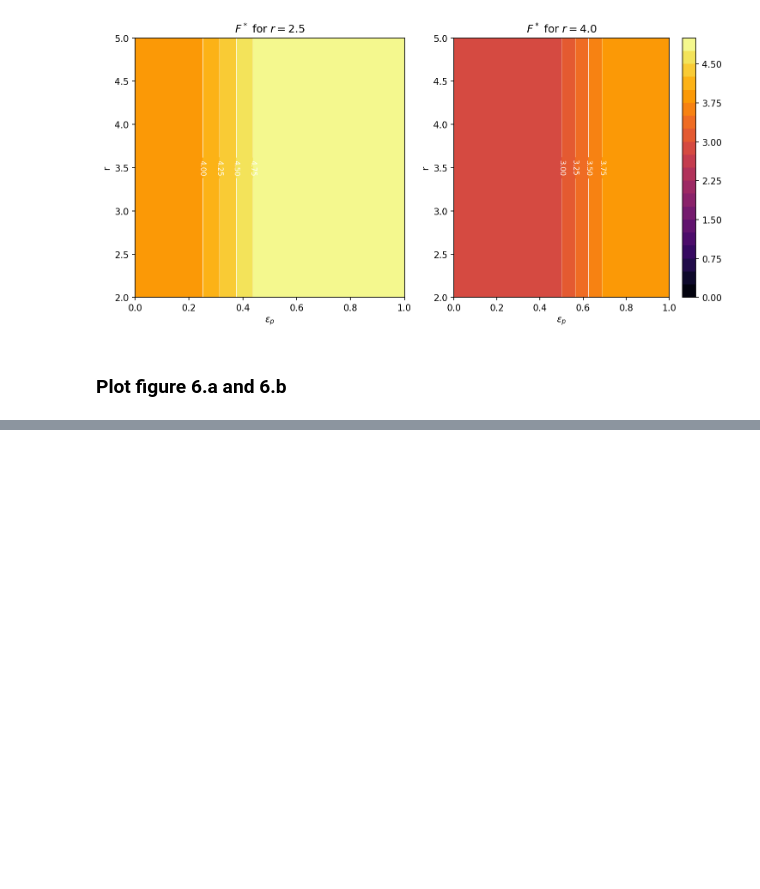
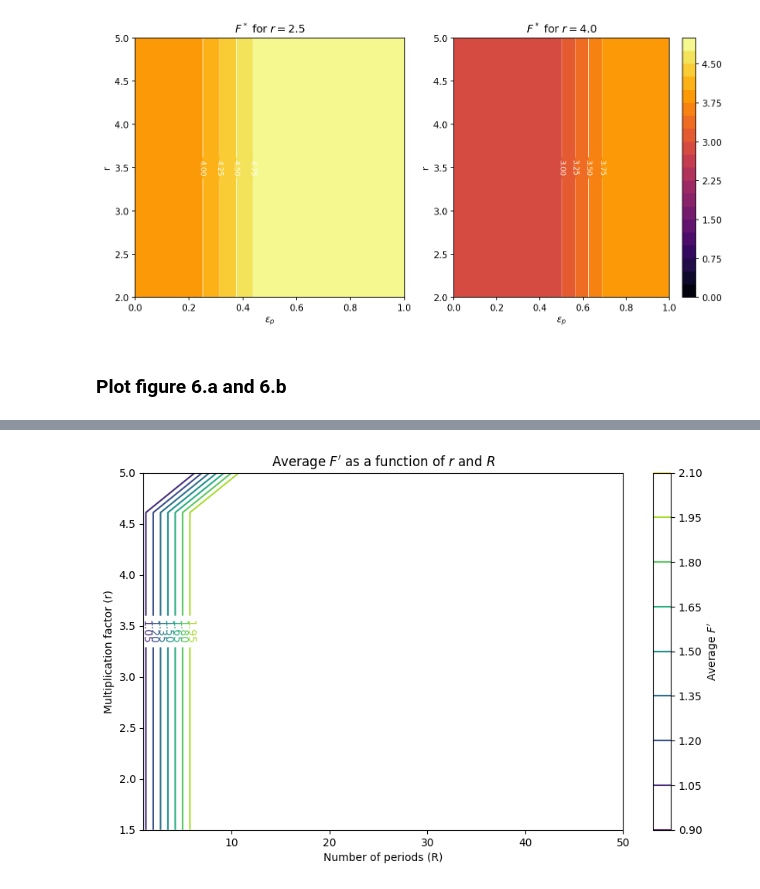
Before and after one commit to Teytey2002/Projet_Learning, a Jupyter notebook: Project.ipynb, the cells around one changed output, grey strips where cells are left out. Saved outputs shown, nothing was run; the diff lists cells and outputs as text; code cells hidden in the pictures; blank space fills up the shorter version.

```diff
--- a/Project.ipynb
+++ b/Project.ipynb
@@ -704,0 +910,47 @@ plt.show()
+# %%
+import numpy as np
+import matplotlib.pyplot as plt
+
+# Définir les paramètres constants
+group_size = 5
+c = 1.0
+eps = 0.25
+delta = 2.0
+Z = 100
+beta = 0.25
+
+# Définir les plages de valeurs pour r et R
+r_values = np.linspace(1.5, 5.0, 10)  # Exemple: de 1.5 à 5.0 avec 10 points
+R_values = np.linspace(1, 50, 10, dtype=int)  # Exemple: de 1 à 50 périodes
+
+# Stocker les F' moyens
+F_prime_averages = np.zeros((len(r_values), len(R_values)))
+
+# Calculer F' moyen pour chaque combinaison de r et R
+for i, r in enumerate(r_values):
+    for j, R in enumerate(R_values):
+        game = PGGWithLongCommitment(group_size, c, r, eps, delta, 0, R)  # F' n'est pas nécessaire ici
+        evolver = PairwiseComparison(Z, game)
+
+        # Calculer la matrice de transition et la distribution stationnaire
+        transition_matrix, _ = evolver.calculate_transition_and_fixation_matrix_sml(beta)
+        stationary_distribution = calculate_stationary_distribution(transition_matrix.transpose())
+
+        # Calcul de F' moyen
+        F_prime_values = np.arange(1, 6)  # COMP1 à COMP5
+        comp_frequencies = stationary_distribution[:5]  # Fréquences pour COMP1 à COMP5
+        F_prime_average = np.dot(F_prime_values, comp_frequencies) / np.sum(comp_frequencies)
+        F_prime_averages[i, j] = F_prime_average
+
+# Tracer le graphique
+R_mesh, r_mesh = np.meshgrid(R_values, r_values)
+plt.figure(figsize=(10, 6))
+contour = plt.contour(R_mesh, r_mesh, F_prime_averages, cmap='viridis')
+plt.clabel(contour, inline=True, fontsize=10)
+plt.xlabel('Number of periods (R)')
+plt.ylabel('Multiplication factor (r)')
+plt.title('Average $F\'$ as a function of $r$ and $R$')
+plt.colorbar(label='Average $F\'$')
+plt.show()
+# %% [output]
+[figure, added]
```
Also changed, not shown: parts of 11 cells of this notebook, 2 other files.
